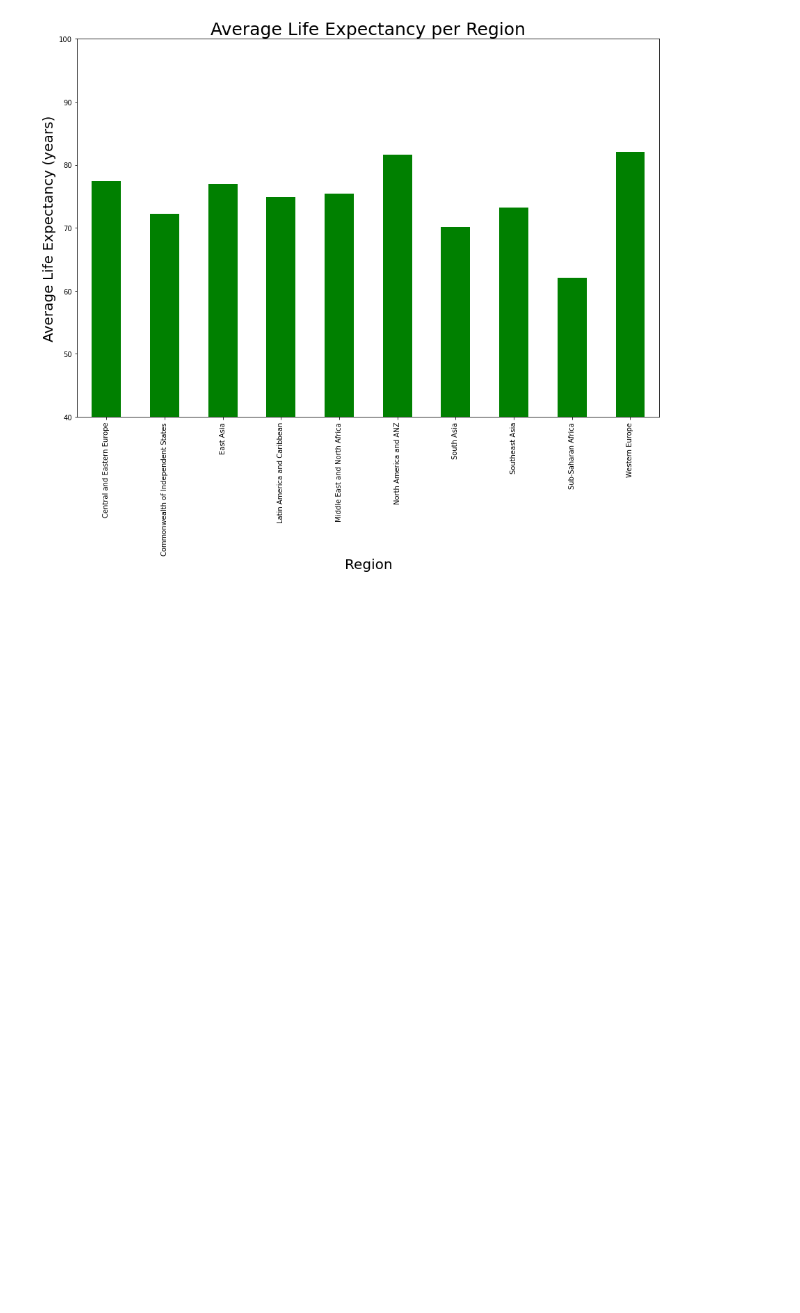
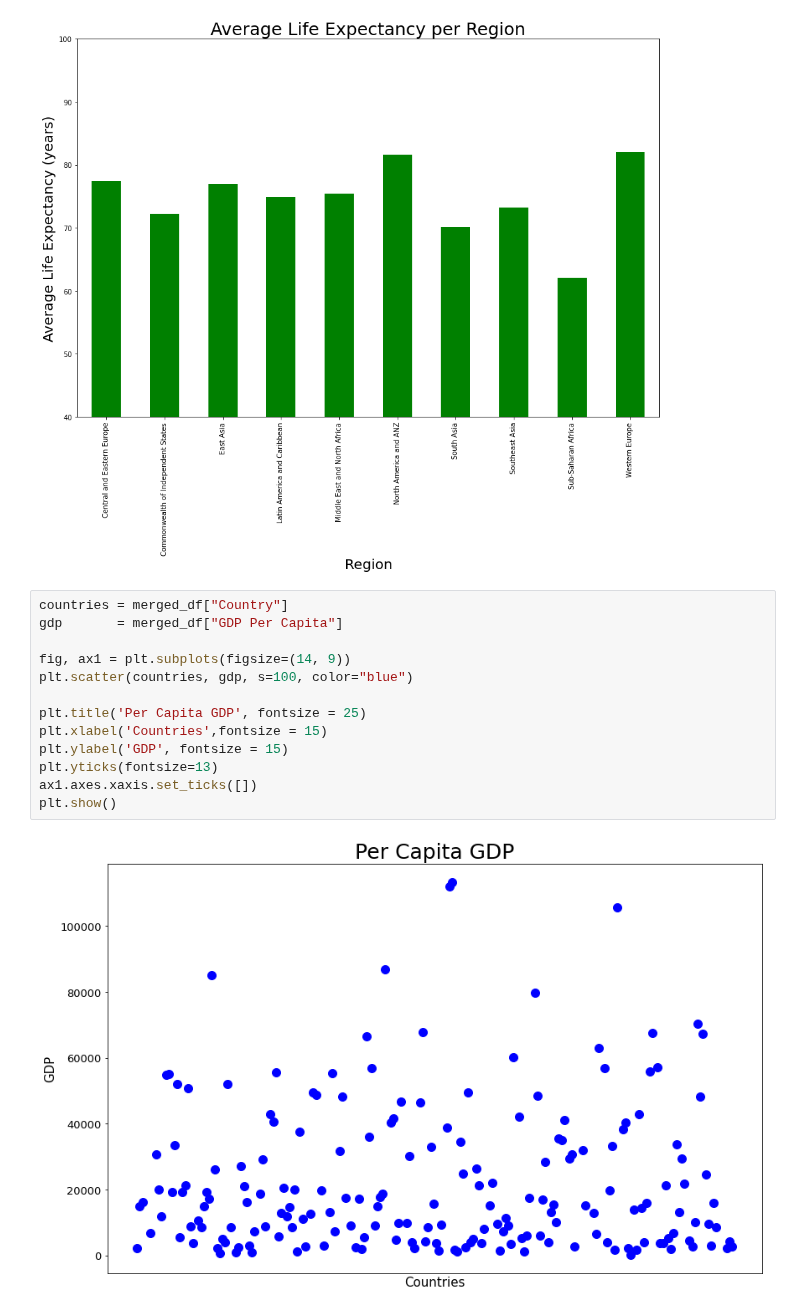
Before and after one commit to ermcgrew/bootcamp_project_one, a Jupyter notebook: data_analysis.ipynb, the cells around one changed output. Saved outputs shown, nothing was run; the diff lists cells and outputs as text; blank space fills up the shorter version.

```diff
--- a/data_analysis.ipynb
+++ b/data_analysis.ipynb
@@ -843,3 +843,18 @@ plt.ylim(40, 100)
 plt.show()
 # %% [output]
 [figure]
+# %%
+countries = merged_df["Country"]
+gdp       = merged_df["GDP Per Capita"]
+
+fig, ax1 = plt.subplots(figsize=(14, 9))
+plt.scatter(countries, gdp, s=100, color="blue")
+
+plt.title('Per Capita GDP', fontsize = 25)
+plt.xlabel('Countries',fontsize = 15)
+plt.ylabel('GDP', fontsize = 15)
+plt.yticks(fontsize=13)
+ax1.axes.xaxis.set_ticks([])
+plt.show()
+# %% [output]
+[figure, added]
```
Also changed, not shown: parts of 5 cells of this notebook.
